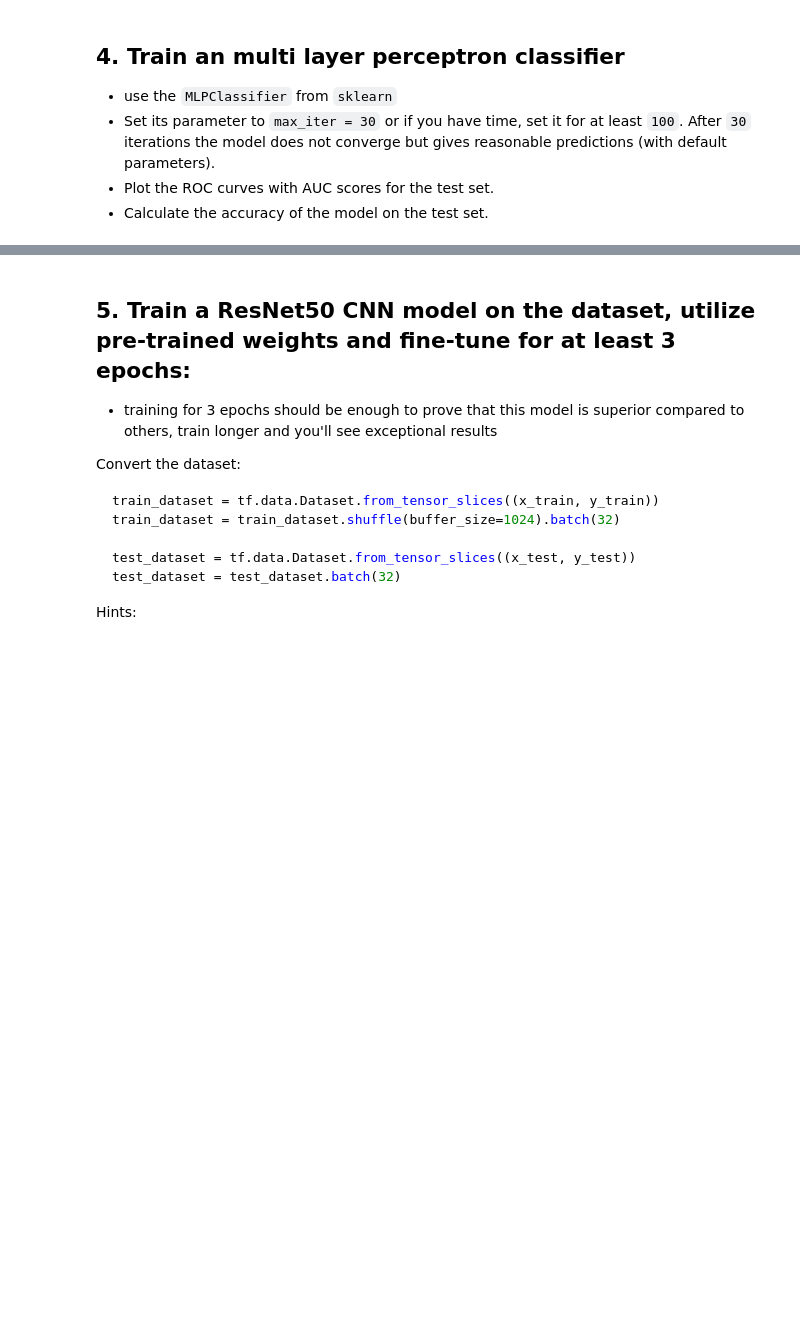
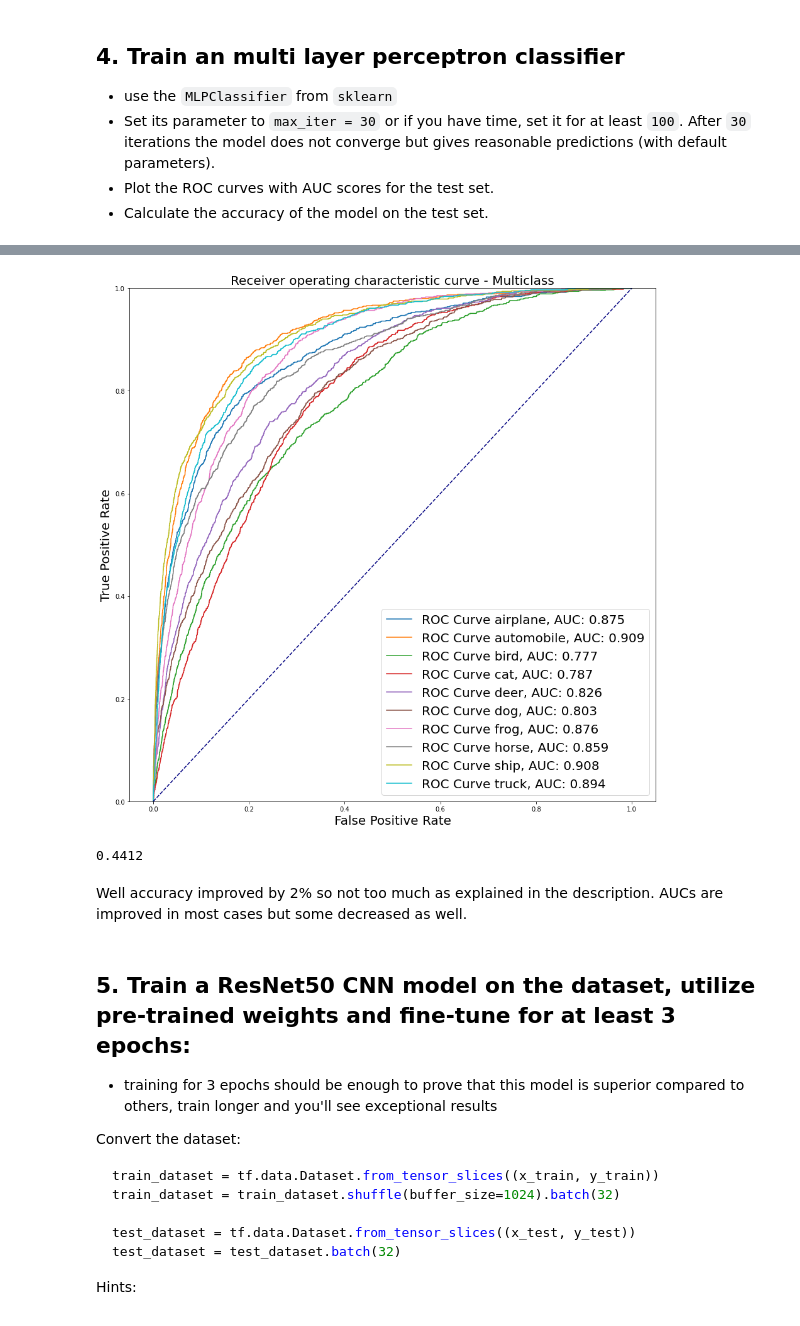
Before and after one commit to barnabasp/ML_Course, a Jupyter notebook: hw11_bporfy.ipynb, the cells around one changed output, grey strips where cells are left out. Drawn from its saved outputs; the diff is of its cells as text; code cells hidden in the pictures; blank space fills up the shorter version.

```diff
--- a/hw11_bporfy.ipynb
+++ b/hw11_bporfy.ipynb
@@ -214,3 +211,14 @@ from sklearn.neural_network import MLPClassifier
+# %%
+clf42 = MLPClassifier(max_iter=100).fit(x_train,y_train)
+ypred142 = clf42.predict_proba(x_test)
+ypred242 = clf42.predict(x_test)
+plotROCAUC(y_test_bin, ypred142)
+print(metrics.accuracy_score(y_test,ypred242))
+# %% [output]
+[figure, added]
+0.4412
+# %% [markdown]
+Well accuracy improved by 2\% so not too much as explained in the description. AUCs are improved in most cases but some decreased as well.
 # %% [markdown]
 
 ## 5. Train a ResNet50 CNN model on the dataset, utilize pre-trained weights and fine-tune for at least 3 epochs:
```
Also changed, not shown: parts of 10 cells of this notebook.
